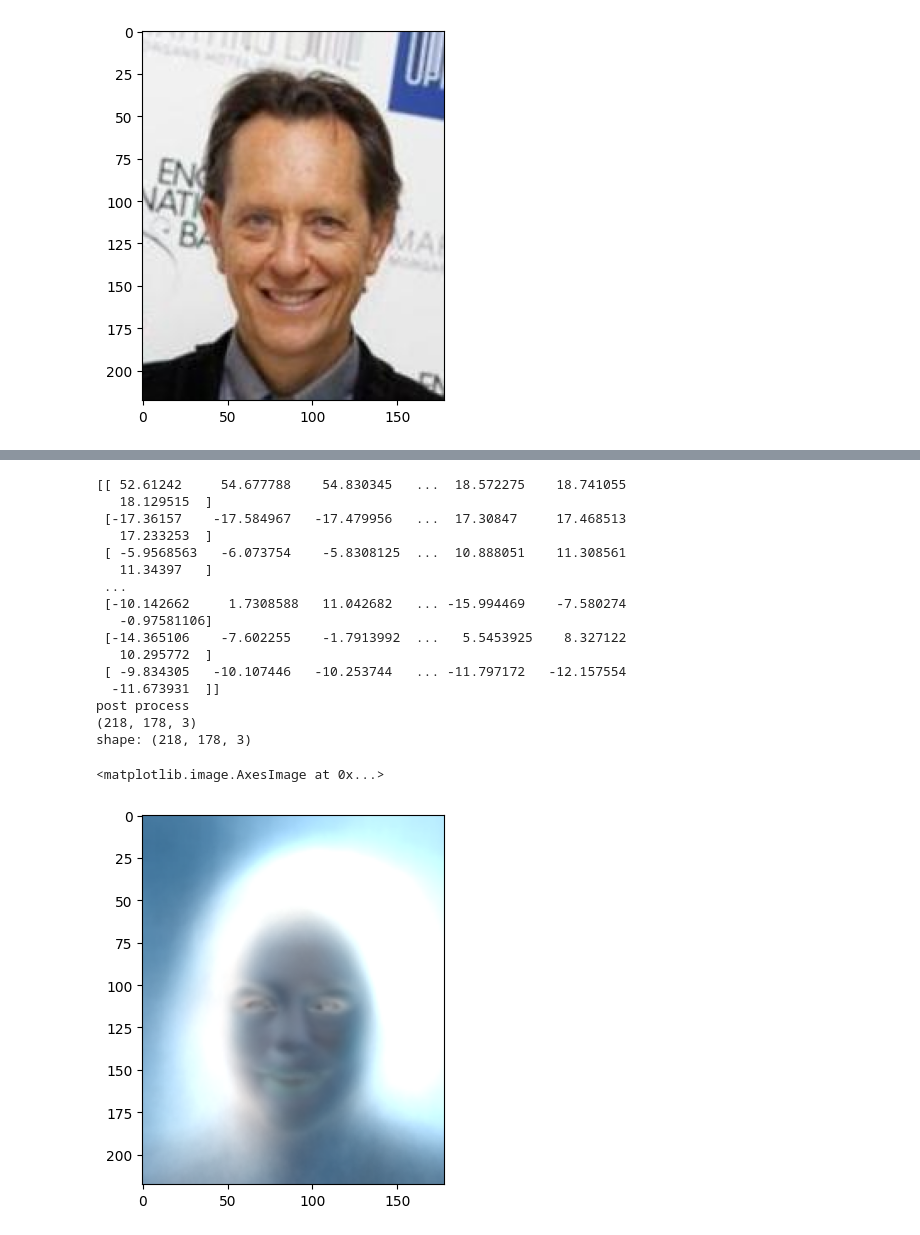
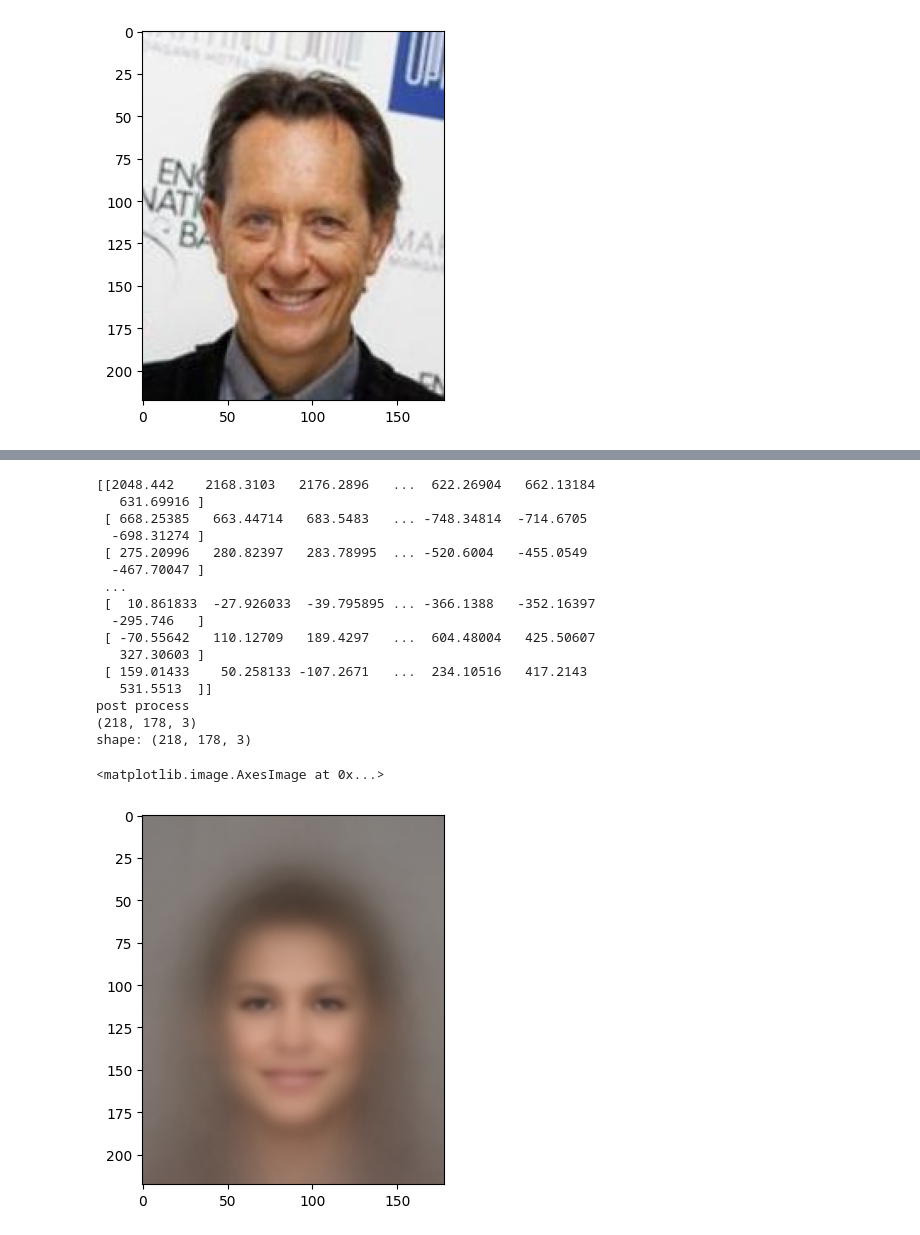
Before and after one commit to Bigbadboybob/pcafaces, a Jupyter notebook: svd.ipynb, the cells around one changed output, grey strips where cells are left out. Cells and saved outputs as stored; diff of their text form; code cells hidden in the pictures.

```diff
--- a/svd.ipynb
+++ b/svd.ipynb
@@ -25,8 +25,8 @@ plt.imshow(test_img)
 <matplotlib.image.AxesImage at 0x...>
 [figure]
 # %%
-numImgs = 10000
-numComps = 10
+numImgs = 1000
+numComps = 20
 imgs = [cv2.imread(path) for path in img_paths[:numImgs]]
 imgs = [cv2.cvtColor(img, cv2.COLOR_BGR2RGB) for img in imgs]
 imgs = np.array(imgs)
@@ -40,4 +40,7 @@ dims = (h,w,d)
 # %%
+def print_stats(x):
+    print(f"shape={x.shape}, mean={np.mean(x)}, std={np.std(x)}, min={np.min(x)}, max={np.max(x)}")
+
 #center image about 0
 class ImgProcessor:
 
@@ -45,9 +48,10 @@ class ImgProcessor:
         pass
 
     def preprocess(self,img):
-        imgFloat = imgs.astype(np.float32)
-        #min max normalization [-1,1]
-        centered = (imgFloat/255)*2-1
+        imgFloat = img.astype(np.float32)
+        self.mean = np.mean(imgFloat, axis=0)
+        self.std = np.std(imgFloat, axis=0)
+        centered = imgFloat-self.mean
         self.numImgs = img.shape[0]
         self.h = img.shape[1]
         self.w = img.shape[2]
@@ -56,14 +60,15 @@ class ImgProcessor:
         X = np.reshape(centered, (numImgs, h*w*d))
         return X
 
+    #TODO: git rid of?
     def _postprocess(self, img):
         print("post process")
         img = np.reshape(img, self.dims)
         print(self.dims)
         print("shape:", img.shape)
-        img = (img+1)*255/2
-        img = np.clip(img, 0, 255).astype(np.uint8)
-        return img
+        img = img+self.mean
+        img = np.clip(img, 0, 255)
+        return img.astype(np.uint8)
 
     def _postprocess_multiple(self, imgs):
         print("post process multi")
@@ -219,26 +237,26 @@ shape: (218, 178, 3)
 # %%
 scaled_components = pca.components_*pca.singular_values_[:, np.newaxis]
 print(scaled_components)
-golden = np.sum(scaled_components, axis=0)
-golden = Proc.postprocess(golden/50)
+golden = np.sum(scaled_components, axis=0)/numComps
+golden = Proc.postprocess(golden/np.sqrt(numImgs))
 golden = np.reshape(golden, Proc.dims).astype(np.uint8)
 plt.imshow(golden)
 # %% [output]
-[[ 52.61242     54.677788    54.830345   ...  18.572275    18.741055
-   18.129515  ]
- [-17.36157    -17.584967   -17.479956   ...  17.30847     17.468513
-   17.233253  ]
- [ -5.9568563   -6.073754    -5.8308125  ...  10.888051    11.308561
-   11.34397   ]
+[[2048.442    2168.3103   2176.2896   ...  622.26904   662.13184
+   631.69916 ]
+ [ 668.25385   663.44714   683.5483   ... -748.34814  -714.6705
+  -698.31274 ]
+ [ 275.20996   280.82397   283.78995  ... -520.6004   -455.0549
+  -467.70047 ]
  ...
- [-10.142662     1.7308588   11.042682   ... -15.994469    -7.580274
-   -0.97581106]
- [-14.365106    -7.602255    -1.7913992  ...   5.5453925    8.327122
-   10.295772  ]
- [ -9.834305   -10.107446   -10.253744   ... -11.797172   -12.157554
-  -11.673931  ]]
+ [  10.861833  -27.926033  -39.795895 ... -366.1388   -352.16397
+  -295.746   ]
+ [ -70.55642   110.12709   189.4297   ...  604.48004   425.50607
+   327.30603 ]
+ [ 159.01433    50.258133 -107.2671   ...  234.10516   417.2143
+   531.5513  ]]
 post process
 (218, 178, 3)
 shape: (218, 178, 3)
 <matplotlib.image.AxesImage at 0x...>
-[figure, old version]
+[figure, new version]
```
Also changed, not shown: parts of 4 cells of this notebook.
